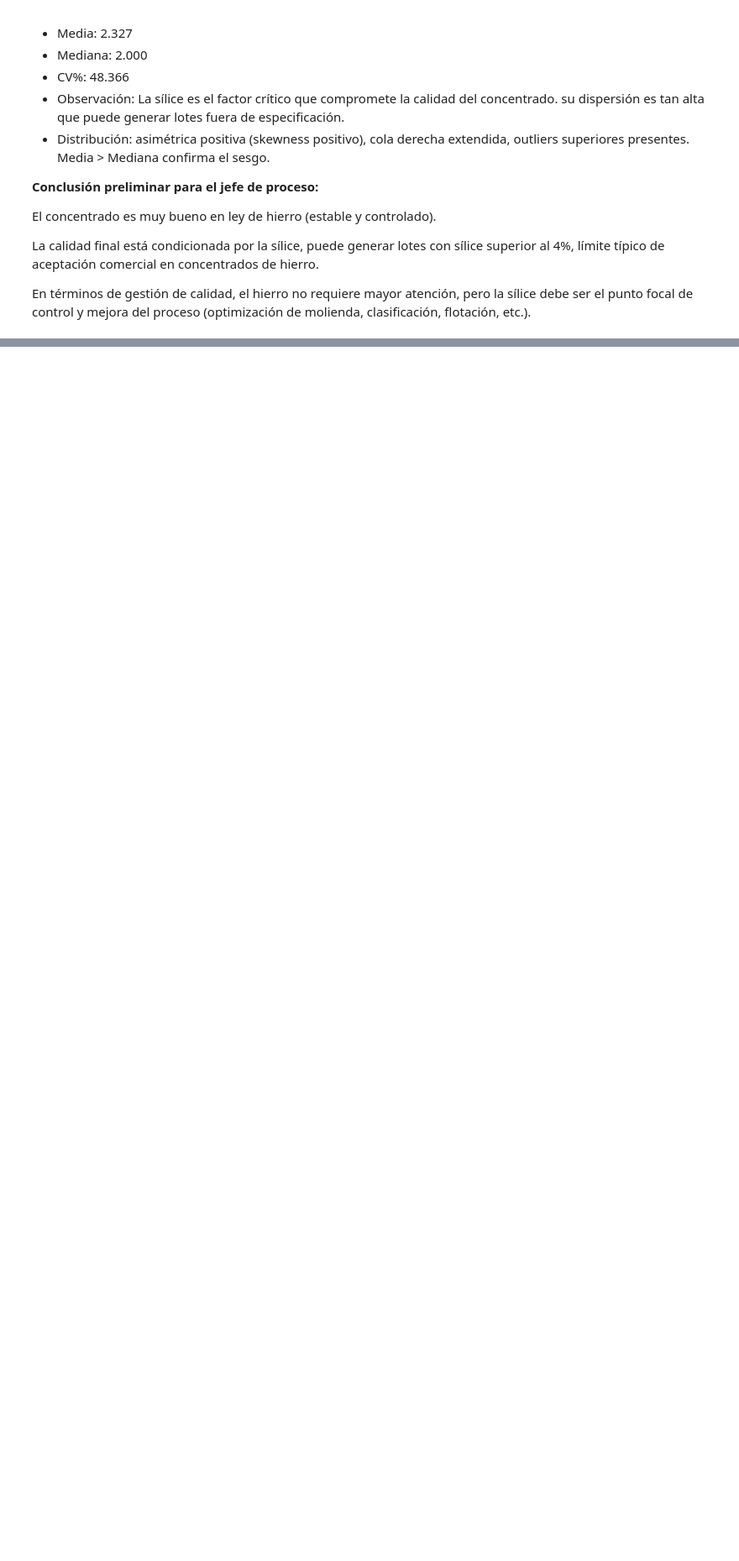
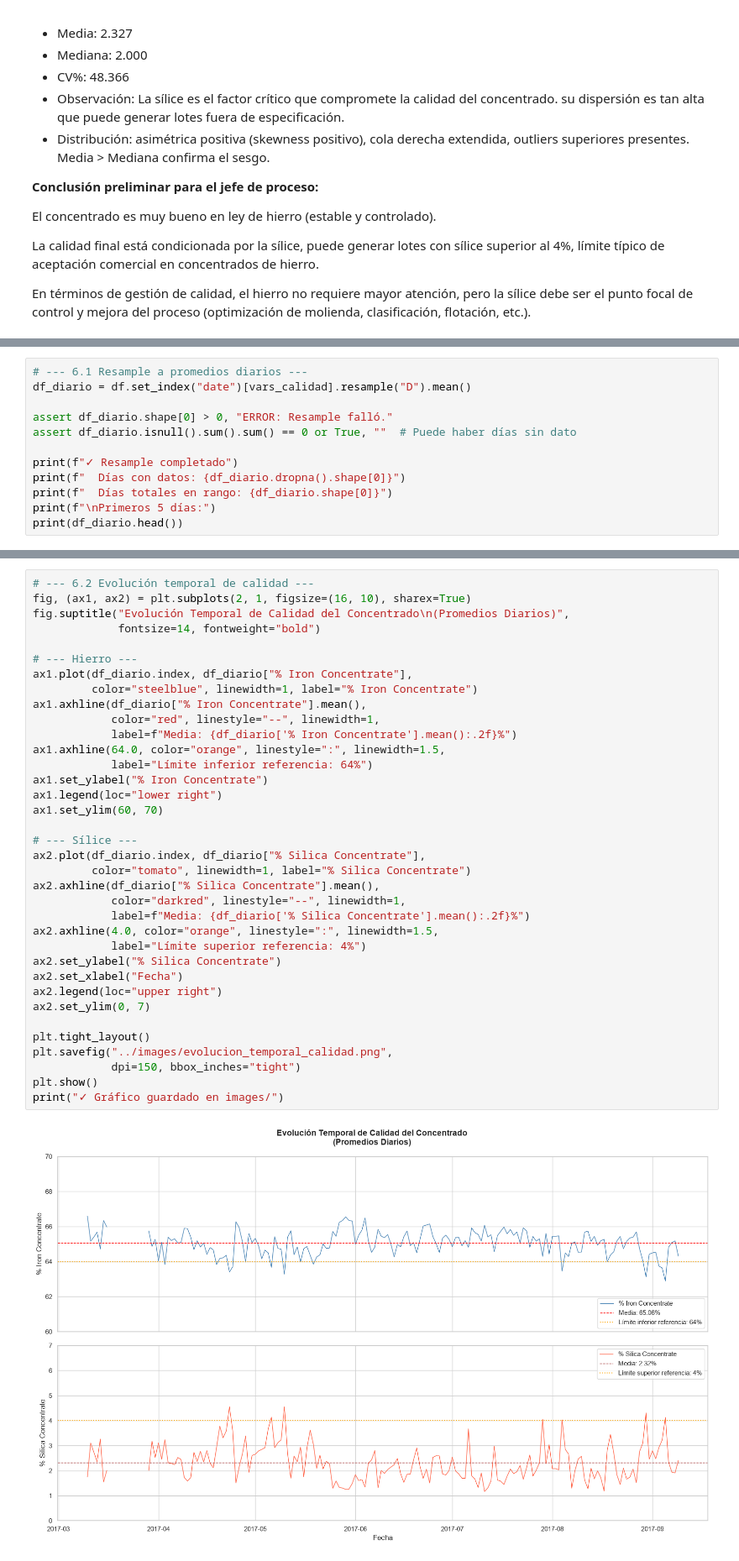
Before and after one commit to RGRIVEROS-PORTFOLIO/mining_eda_flotation_plant, a Jupyter notebook: notebooks/EDA_Flotation_Plant_RRiveros.ipynb, the cells around one changed output, grey strips where cells are left out. Shown at 84% size. Cells and saved outputs as stored; diff of their text form; blank space fills up the shorter version.

Commit message:
feat: temporal analysis - interpretation and operational recommendations

```diff
--- a/notebooks/EDA_Flotation_Plant_RRiveros.ipynb
+++ b/notebooks/EDA_Flotation_Plant_RRiveros.ipynb
@@ -350,0 +363,12 @@ En términos de gestión de calidad, el hierro no requiere mayor atención, pero
+# %%
+# --- 6.1 Resample a promedios diarios ---
+df_diario = df.set_index("date")[vars_calidad].resample("D").mean()
+
+assert df_diario.shape[0] > 0, "ERROR: Resample falló."
+assert df_diario.isnull().sum().sum() == 0 or True, ""  # Puede haber días sin dato
+
+print(f"✓ Resample completado")
+print(f"  Días con datos: {df_diario.dropna().shape[0]}")
+print(f"  Días totales en rango: {df_diario.shape[0]}")
+print(f"\nPrimeros 5 días:")
+print(df_diario.head())
@@ -350,0 +388,38 @@ En términos de gestión de calidad, el hierro no requiere mayor atención, pero
+# %%
+# --- 6.2 Evolución temporal de calidad ---
+fig, (ax1, ax2) = plt.subplots(2, 1, figsize=(16, 10), sharex=True)
+fig.suptitle("Evolución Temporal de Calidad del Concentrado\n(Promedios Diarios)",
+             fontsize=14, fontweight="bold")
+
+# --- Hierro ---
+ax1.plot(df_diario.index, df_diario["% Iron Concentrate"],
+         color="steelblue", linewidth=1, label="% Iron Concentrate")
+ax1.axhline(df_diario["% Iron Concentrate"].mean(),
+            color="red", linestyle="--", linewidth=1,
+            label=f"Media: {df_diario['% Iron Concentrate'].mean():.2f}%")
+ax1.axhline(64.0, color="orange", linestyle=":", linewidth=1.5,
+            label="Límite inferior referencia: 64%")
+ax1.set_ylabel("% Iron Concentrate")
+ax1.legend(loc="lower right")
+ax1.set_ylim(60, 70)
+
+# --- Sílice ---
+ax2.plot(df_diario.index, df_diario["% Silica Concentrate"],
+         color="tomato", linewidth=1, label="% Silica Concentrate")
+ax2.axhline(df_diario["% Silica Concentrate"].mean(),
+            color="darkred", linestyle="--", linewidth=1,
+            label=f"Media: {df_diario['% Silica Concentrate'].mean():.2f}%")
+ax2.axhline(4.0, color="orange", linestyle=":", linewidth=1.5,
+            label="Límite superior referencia: 4%")
+ax2.set_ylabel("% Silica Concentrate")
+ax2.set_xlabel("Fecha")
+ax2.legend(loc="upper right")
+ax2.set_ylim(0, 7)
+
+plt.tight_layout()
+plt.savefig("../images/evolucion_temporal_calidad.png",
+            dpi=150, bbox_inches="tight")
+plt.show()
+print("✓ Gráfico guardado en images/")
+# %% [output]
+[figure, added]
```
Also changed, not shown: parts of 7 cells of this notebook, 1 other file.
